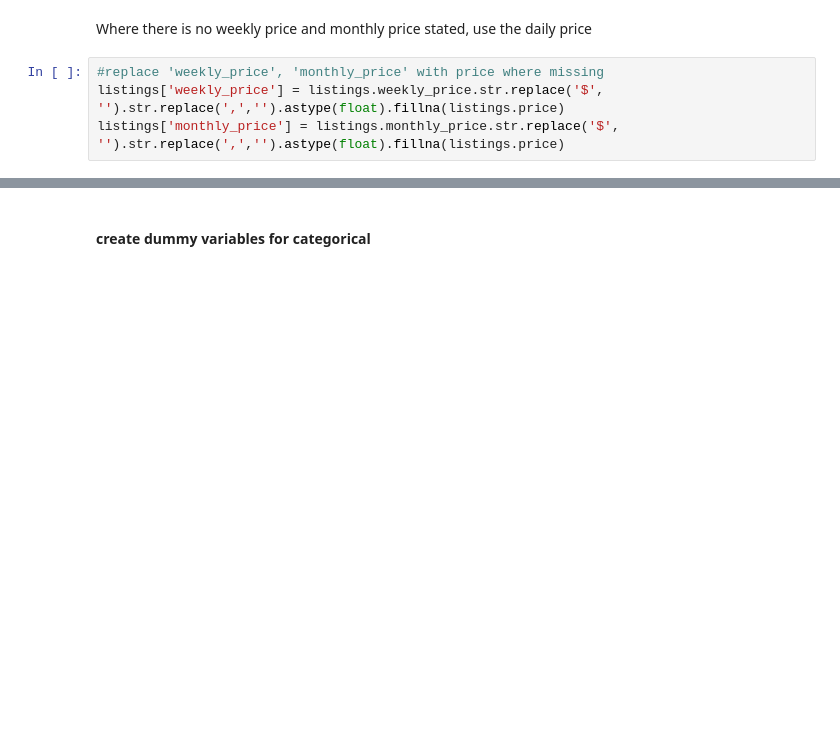
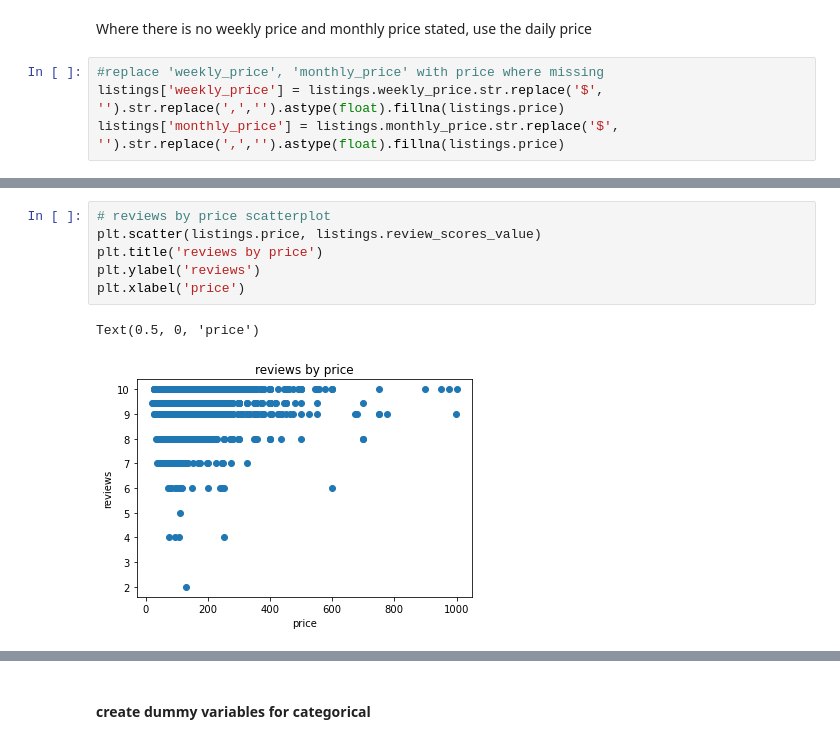
Before and after one commit to alejandrosierramartinez/airbnbseattledataset, a Jupyter notebook: seattle_AirBNB.ipynb, the cells around one changed output, grey strips where cells are left out. Saved outputs shown, nothing was run; the diff lists cells and outputs as text; blank space fills up the shorter version.

```diff
--- a/seattle_AirBNB.ipynb
+++ b/seattle_AirBNB.ipynb
@@ -296,0 +389,9 @@ listings['monthly_price'] = listings.monthly_price.str.replace('$', '').str.repl
+# %%
+# reviews by price scatterplot
+plt.scatter(listings.price, listings.review_scores_value)
+plt.title('reviews by price')
+plt.ylabel('reviews')
+plt.xlabel('price')
+# %% [output]
+Text(0.5, 0, 'price')
+[figure, added]
```
Also changed, not shown: parts of 88 cells of this notebook.
